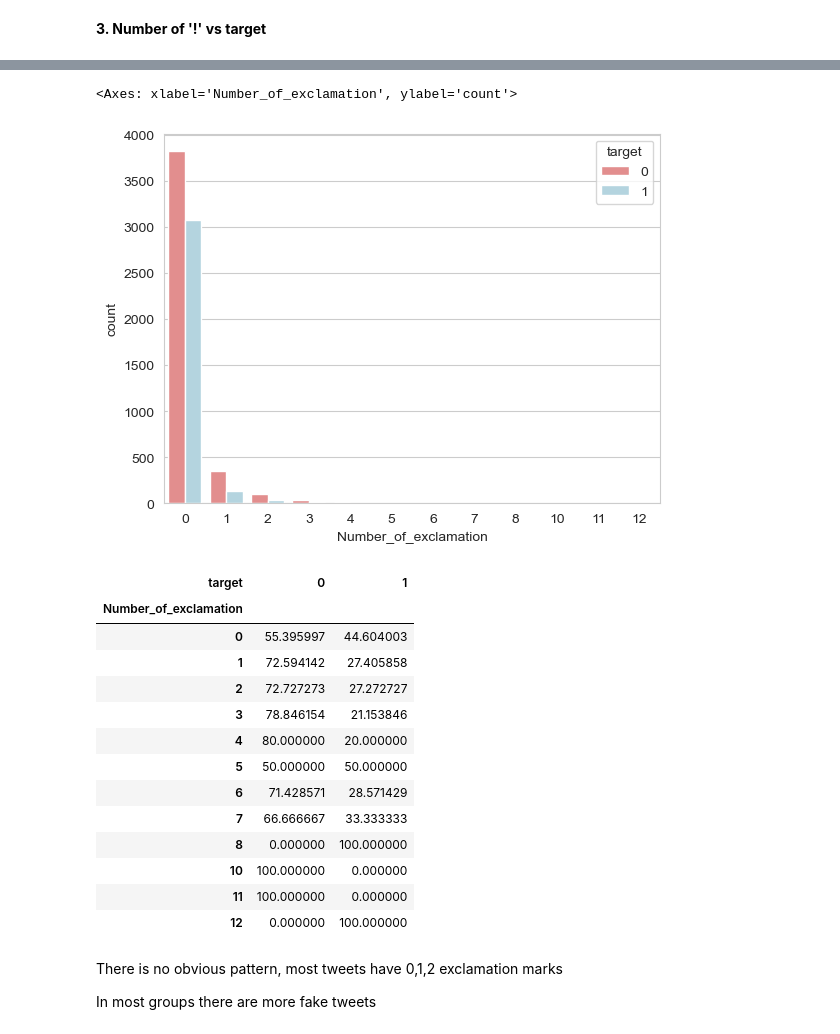
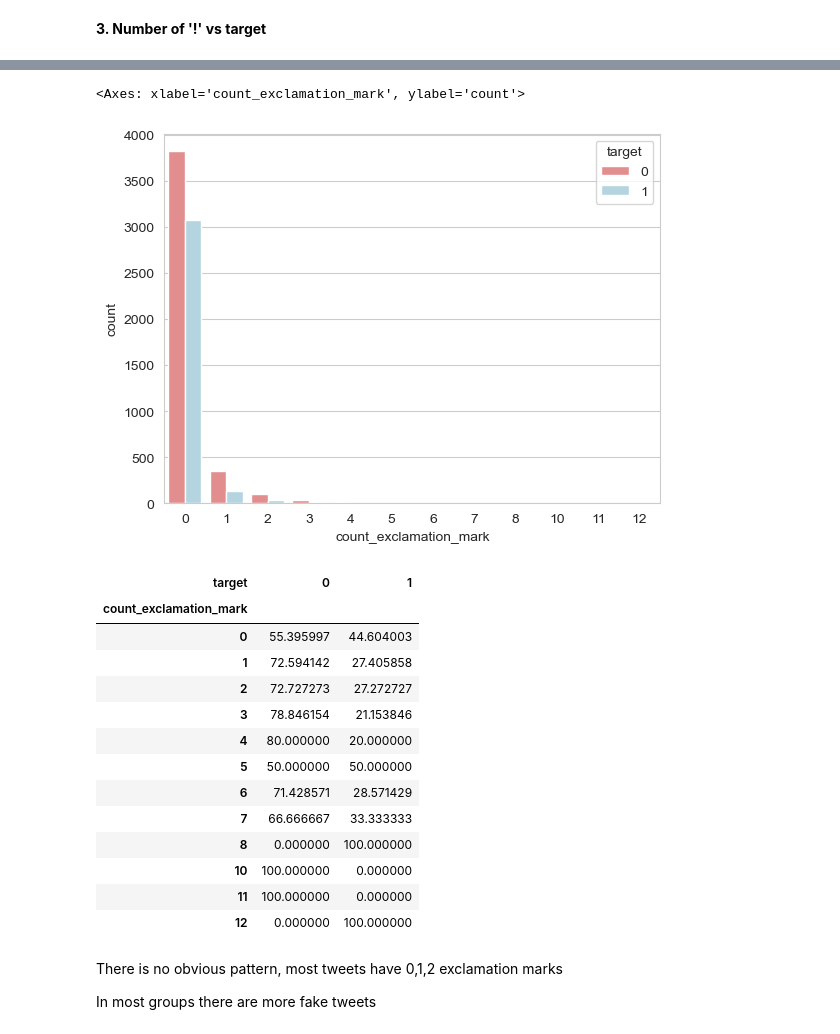
Before and after one commit to katarzynarogalska/DisasterTweets_KaggleCompetition, a Jupyter notebook: notebooks/TweetsEDA.ipynb, the cells around one changed output, grey strips where cells are left out. Drawn from its saved outputs; the diff is of its cells as text; code cells hidden in the pictures.

```diff
--- a/notebooks/TweetsEDA.ipynb
+++ b/notebooks/TweetsEDA.ipynb
@@ -135,6 +134,3 @@ There is a slight class imbalance - there are more false tweets
 **2. Number of words in caps lock vs target**
 # %%
 pd.set_option('display.max_colwidth', None)
-# %%
-df['Caps_lock_word_count'] = df['text'].apply(count_caps_lock)
-df[['text','Caps_lock_word_count']].head(10)
@@ -165,6 +149,3 @@ plt.show()
 We can see that the majority of tweets don't have many words in caps lock. However we can see that the percentage of true tweets increases with the increase of caps lock words - more than 4 caps lock words have 50/50 false and true tweets
 # %% [markdown]
 **3. Number of '!' vs target**
-# %%
-df['Number_of_exclamation'] = df['text'].apply(count_exclamation_mark)
-df.head(10)
@@ -183,14 +152,14 @@ df.head(10)
 # %%
 #exclamation marks vs target
-sns.countplot(df,x='Number_of_exclamation', hue='target',palette=['lightcoral', 'lightblue'])
+sns.countplot(df,x='count_exclamation_mark', hue='target',palette=['lightcoral', 'lightblue'])
 # %% [output]
-<Axes: xlabel='Number_of_exclamation', ylabel='count'>
+<Axes: xlabel='count_exclamation_mark', ylabel='count'>
-[figure, old version]
+[figure, new version]
 # %%
-pd.crosstab(df['Number_of_exclamation'], df['target'], normalize='index')*100
+pd.crosstab(df['count_exclamation_mark'], df['target'], normalize='index')*100
 # %% [output]
 | target | 0 | 1 |
-| Number_of_exclamation |  |  |
+| count_exclamation_mark |  |  |
 | 0 | 55.395997 | 44.604003 |
 | 1 | 72.594142 | 27.405858 |
 | 2 | 72.727273 | 27.272727 |
```
Also changed, not shown: parts of 64 cells of this notebook, 3 other files.
